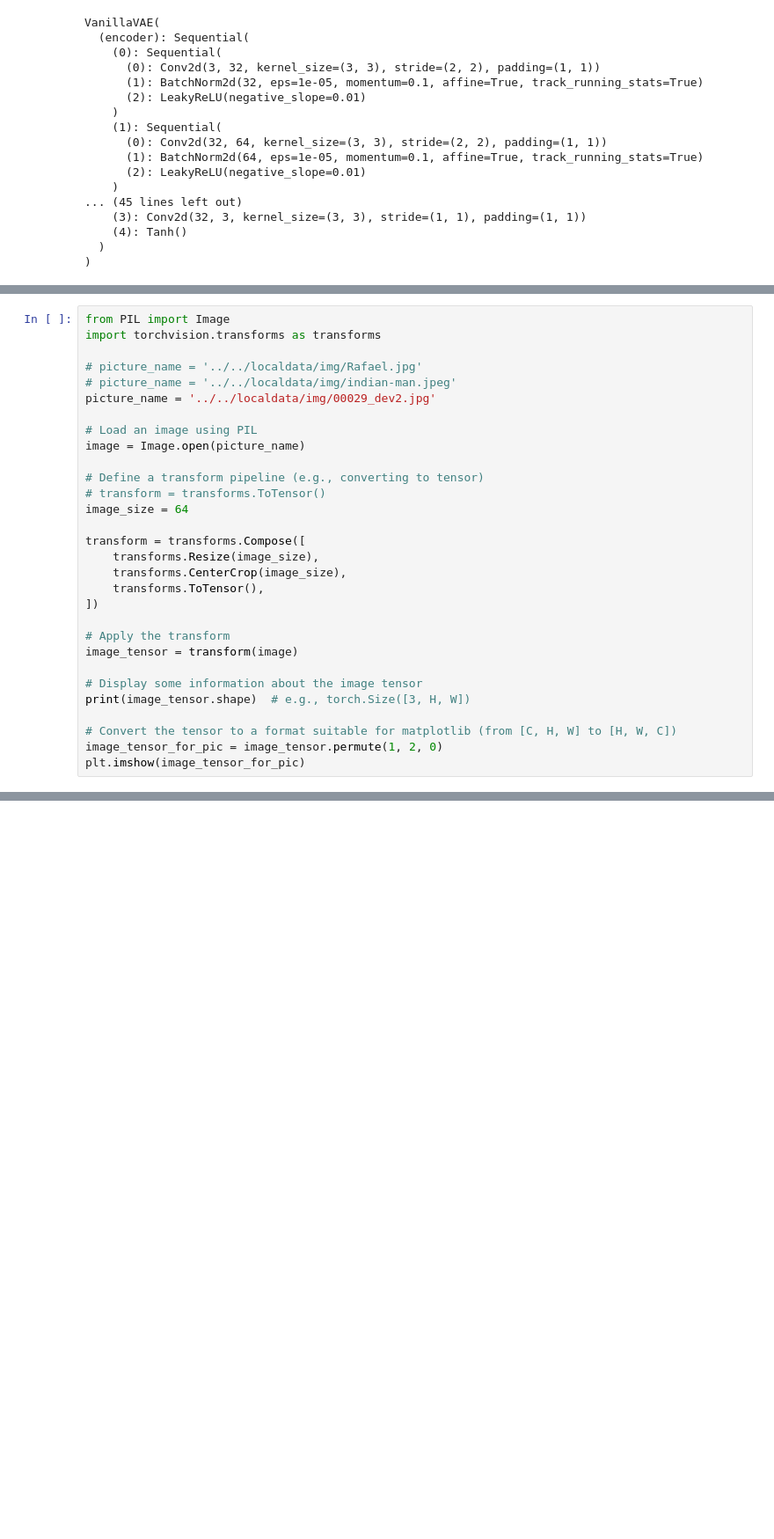
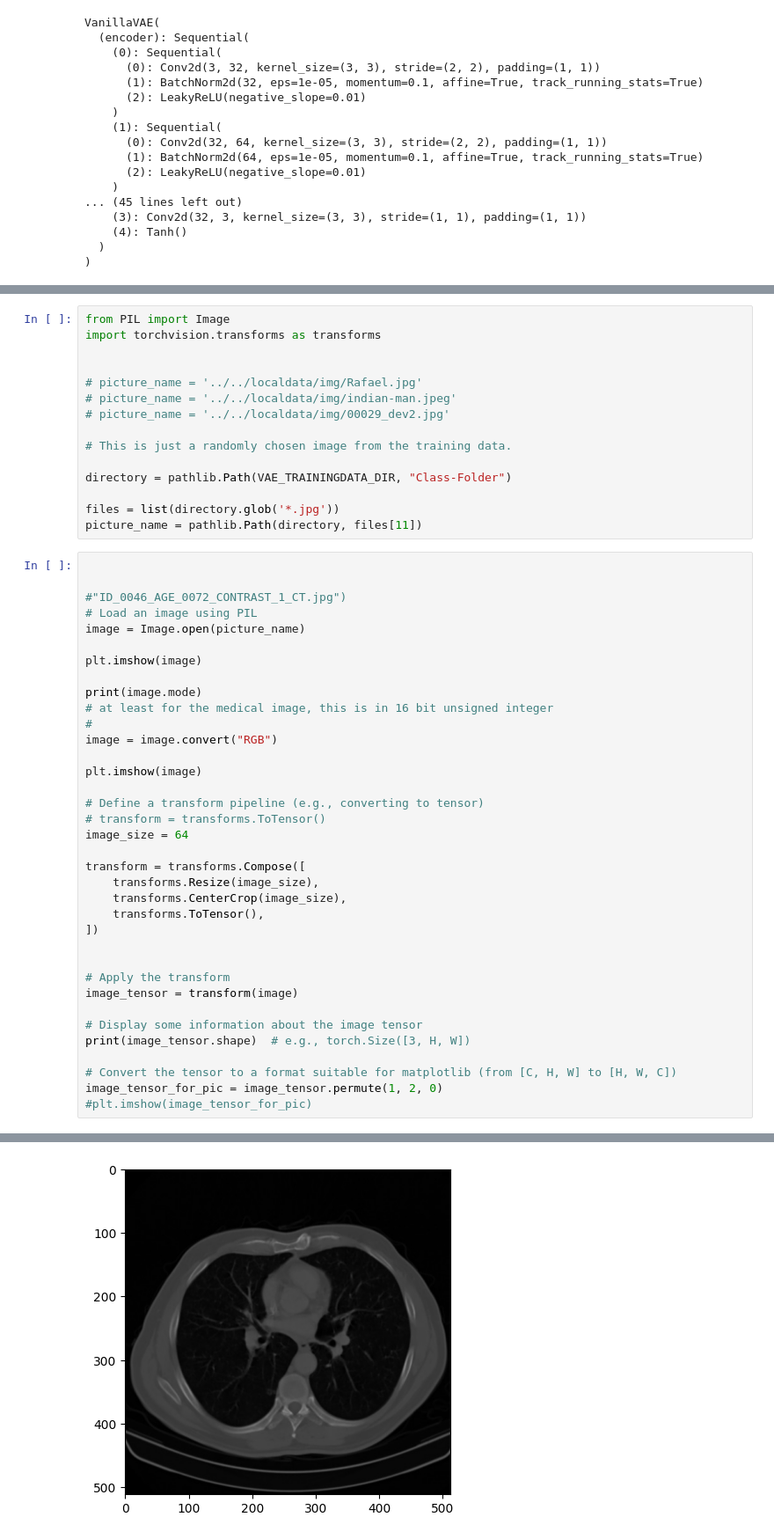
Before and after one commit to Sahara-Sheik/Robotic-Vision, a Jupyter notebook: src/encoding-conv-vae/Experiment-Conv-VAE.ipynb, the cells around one changed output, grey strips where cells are left out. Shown at 88% size. Cells and saved outputs as stored; diff of their text form; blank space fills up the shorter version.

Commit message:
Experiments with the VAE with medical images etc.

```diff
--- a/src/encoding-conv-vae/Experiment-Conv-VAE.ipynb
+++ b/src/encoding-conv-vae/Experiment-Conv-VAE.ipynb
@@ -180,13 +213,33 @@ latent_dim 128
+# %%
+from PIL import Image
+import torchvision.transforms as transforms
+
+
+# picture_name = '../../localdata/img/Rafael.jpg'
+# picture_name = '../../localdata/img/indian-man.jpeg'
+# picture_name = '../../localdata/img/00029_dev2.jpg'
+
+# This is just a randomly chosen image from the training data.
+
+directory = pathlib.Path(VAE_TRAININGDATA_DIR, "Class-Folder")
+
+files = list(directory.glob('*.jpg'))
+picture_name = pathlib.Path(directory, files[11])
 # %%
-from PIL import Image
-import torchvision.transforms as transforms
 
-# picture_name = '../../localdata/img/Rafael.jpg'
-# picture_name = '../../localdata/img/indian-man.jpeg'
-picture_name = '../../localdata/img/00029_dev2.jpg'
 
+#"ID_0046_AGE_0072_CONTRAST_1_CT.jpg")
 # Load an image using PIL
 image = Image.open(picture_name)
+
+plt.imshow(image)
+
+print(image.mode)
+# at least for the medical image, this is in 16 bit unsigned integer
+#
+image = image.convert("RGB")
+
+plt.imshow(image)
 
 # Define a transform pipeline (e.g., converting to tensor)
 # transform = transforms.ToTensor()
@@ -198,6 +251,7 @@ transform = transforms.Compose([
     transforms.ToTensor(),
 ])
 
+
 # Apply the transform
 image_tensor = transform(image)
 
@@ -206,5 +260,5 @@ print(image_tensor.shape)  # e.g., torch.Size([3, H, W])
 
 # Convert the tensor to a format suitable for matplotlib (from [C, H, W] to [H, W, C])
 image_tensor_for_pic = image_tensor.permute(1, 2, 0)
-plt.imshow(image_tensor_for_pic)
+#plt.imshow(image_tensor_for_pic)
 # %% [output]
@@ -212,3 +267,4 @@ FileNotFoundError: [Errno 2] No such file or directory: '/home/lboloni/Documents
+[figure, added]
 # %%
 
 # Add a batch dimension: shape becomes [1, 3, 224, 224]
```
Also changed, not shown: parts of 18 cells of this notebook, 1 other file.
